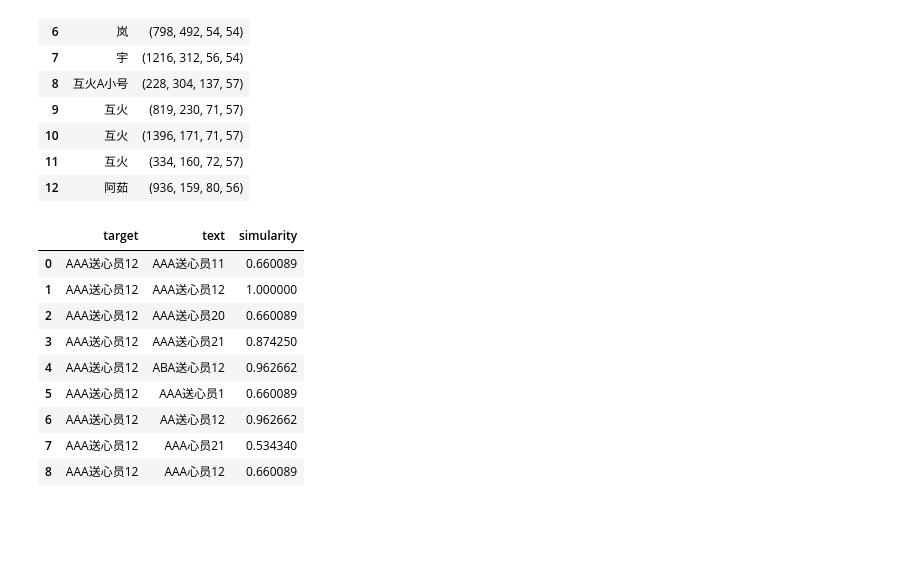
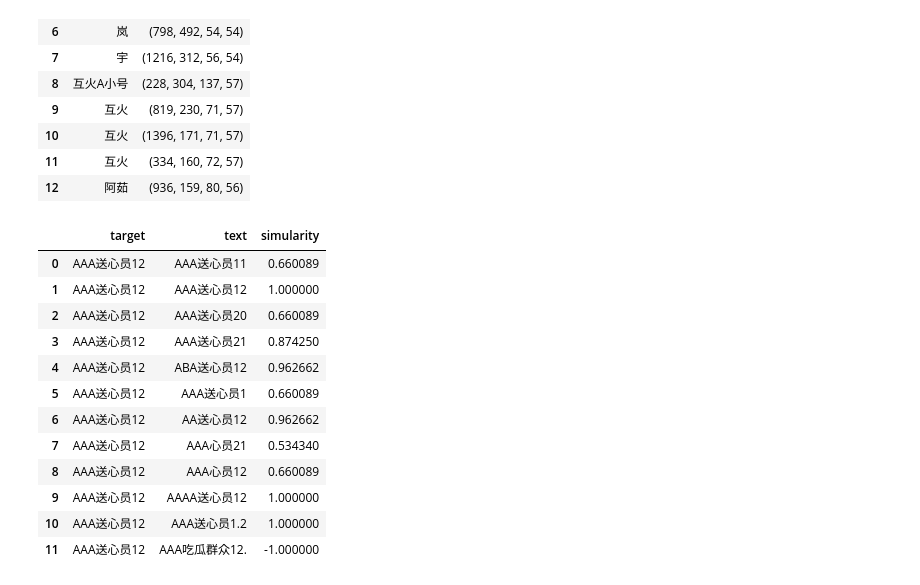
Before and after one commit to hhhhc-da/sky-auto-collect, a Jupyter notebook: sky-api/heart-image.ipynb, the cells around one changed output. Cells and saved outputs as stored; diff of their text form; code cells hidden in the pictures; blank space fills up the shorter version.

```diff
--- a/sky-api/heart-image.ipynb
+++ b/sky-api/heart-image.ipynb
@@ -1408,45 +1408,69 @@ def text_combination(text) -> set:
     backtrack(0, [])
     return result
 
-def text_simularity(ocr_text, target) -> float:
+def text_simularity(ocr_text, target, compare_length=8, n=4) -> float:
     '''
     用于计算文本与预设文本的相似度
 
-    限制: 重复文本检测限制极大，只用较小 N-gram 会导致连词缺陷无法精确比较，名字中尽量不要超过 4 次重复
-    原因: 检测使用 2-gram 结合 3-gram 进行检测，利用这些时空信息进行检测，并且匹配串越长权重越高（利用指数函数 y = exp(x)）
+    限制1: 重复文本检测限制极大，只用较小 N-gram 会导致连词缺陷无法精确比较，名字中尽量不要超过 4 次重复
+    原因1: 检测使用类似 2-gram 结合 3-gram 进行检测，利用这些时空信息进行检测，并且匹配串越长权重越高（利用指数函数 y = exp(x)）
+
+    限制2: 目标文本必须比 OCR 文本长，最后必须是可比较 ID 串，无法比较时会自动使用最后的 n 个字符进行比较，否则无法进行有效的比较
+    原因2: 目标文本一般是我们预设的文本，OCR 文本一般是用户输入的文本，用户输入的文本一般比预设的文本短
     '''
     if len(target) < len(ocr_text):  # OCR 一般不能检测出更长的文本，基本都是更短的
+        '''
+        简单的有前置规则的模式匹配，模板为 "AAA送心员{id}"
+
+        错误方法1：我们不能将文本取出 ocr_text[-n:] 进行识别（假如在 n 范围内则"AA送心员12"与"AA送心员1.2"不能区分）
+        错误方法2：我们不能将文本随机取出 n 个到对应的个数，从中选取后进行删减，之后取最高可能的概率（"AA送心员1"与"AA送心员12"不能区分）
+        '''
+        ocr_text_trunk = ocr_text[-compare_length:]
+        target_trunk = target[-compare_length:]
+
+        similarity = text_simularity(ocr_text_trunk, target_trunk)
+        if similarity > 0.5:
+            id1 = int(''.join([i for i in ocr_text[-n:] if i.isdigit()]))
+            id2 = int(''.join([i for i in target[-n:] if i.isdigit()]))
+
+            if id1 == id2:
+                return 1
         return -1
 
     sub_strings = text_combination(target)
     all_matches, z_matches = [], []
 
     # 收集所有匹配子串及其位置
     for sname in sub_strings:
         pattern = r'.{0,2}'.join(sname)
         if bool(re.search(pattern, ocr_text)):
             all_matches.append(sname)
         if bool(re.search(pattern, target)):
             z_matches.append(sname)
 
     similarity = np.sum(np.exp([len(match_string) for match_string in all_matches]))/np.sum(np.exp([len(match_string) for match_string in z_matches]))
     return similarity
 
-ocr_texts = ["AAA送心员11","AAA送心员12","AAA送心员20","AAA送心员21","ABA送心员12","AAA送心员1","AA送心员12","AAA心员21","AAA心员12"]
+ocr_texts = ["AAA送心员11","AAA送心员12","AAA送心员20","AAA送心员21",
+             "ABA送心员12","AAA送心员1","AA送心员12","AAA心员21",
+             "AAA心员12","AAAA送心员12","AAA送心员1.2","AAA吃瓜群众12."]
 target = "AAA送心员12"
 
 df = []
 for text in ocr_texts:
     df.append((target, text, text_simularity(ocr_text=text, target=target)))
 pd.DataFrame(df, columns=["target", "text", "simularity"])
 # %% [output]
 |  | target | text | simularity |
 | 0 | AAA送心员12 | AAA送心员11 | 0.660089 |
 | 1 | AAA送心员12 | AAA送心员12 | 1.000000 |
 | 2 | AAA送心员12 | AAA送心员20 | 0.660089 |
 | 3 | AAA送心员12 | AAA送心员21 | 0.874250 |
 | 4 | AAA送心员12 | ABA送心员12 | 0.962662 |
 | 5 | AAA送心员12 | AAA送心员1 | 0.660089 |
 | 6 | AAA送心员12 | AA送心员12 | 0.962662 |
 | 7 | AAA送心员12 | AAA心员21 | 0.534340 |
 | 8 | AAA送心员12 | AAA心员12 | 0.660089 |
+| 9 | AAA送心员12 | AAAA送心员12 | 1.000000 |
+| 10 | AAA送心员12 | AAA送心员1.2 | 1.000000 |
+| 11 | AAA送心员12 | AAA吃瓜群众12. | -1.000000 |
```
Also changed, not shown: 2 other files.
